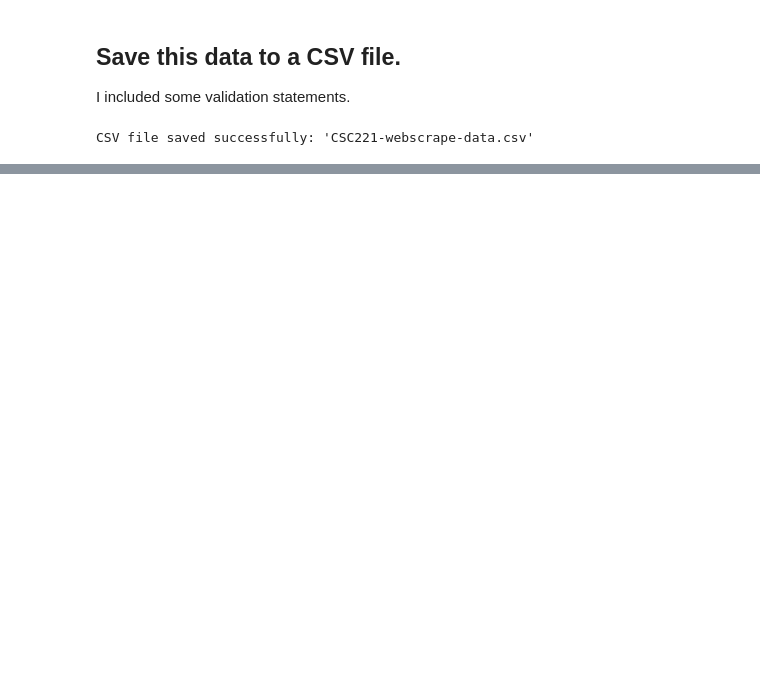
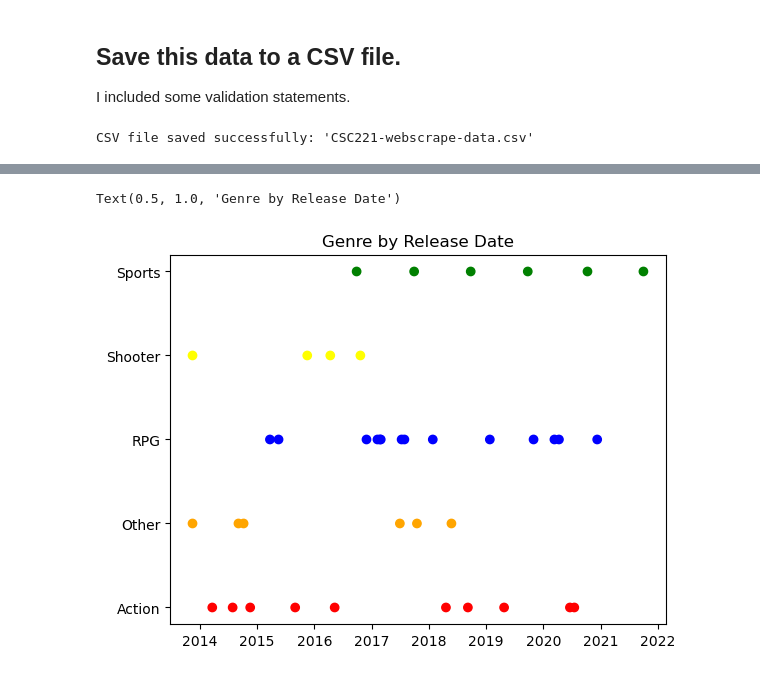
Before and after one commit to sarahjanewhite/CSC221-sarahjanewhite-GroupProject, a Jupyter notebook: CSC221-sarahjanewhite-GroupProject.ipynb, the cells around one changed output, grey strips where cells are left out. Cells and saved outputs as stored; diff of their text form; code cells hidden in the pictures; blank space fills up the shorter version.

```diff
--- a/CSC221-sarahjanewhite-GroupProject.ipynb
+++ b/CSC221-sarahjanewhite-GroupProject.ipynb
@@ -225,0 +436,8 @@ CSV file saved successfully: 'CSC221-webscrape-data.csv'
+# %%
+colorTable = {'Action': 'red', 'Other': 'orange', 'RPG': 'blue', 'Sports': 'green', 'Shooter': 'yellow'}
+colors = [colorTable[x] for x in df['GENRE']]
+plot.scatter(df['Date'], df['GENRE'], c=colors)
+plot.title('Genre by Release Date')
+# %% [output]
+Text(0.5, 1.0, 'Genre by Release Date')
+[figure, added]
```
Also changed, not shown: parts of 12 cells of this notebook.
